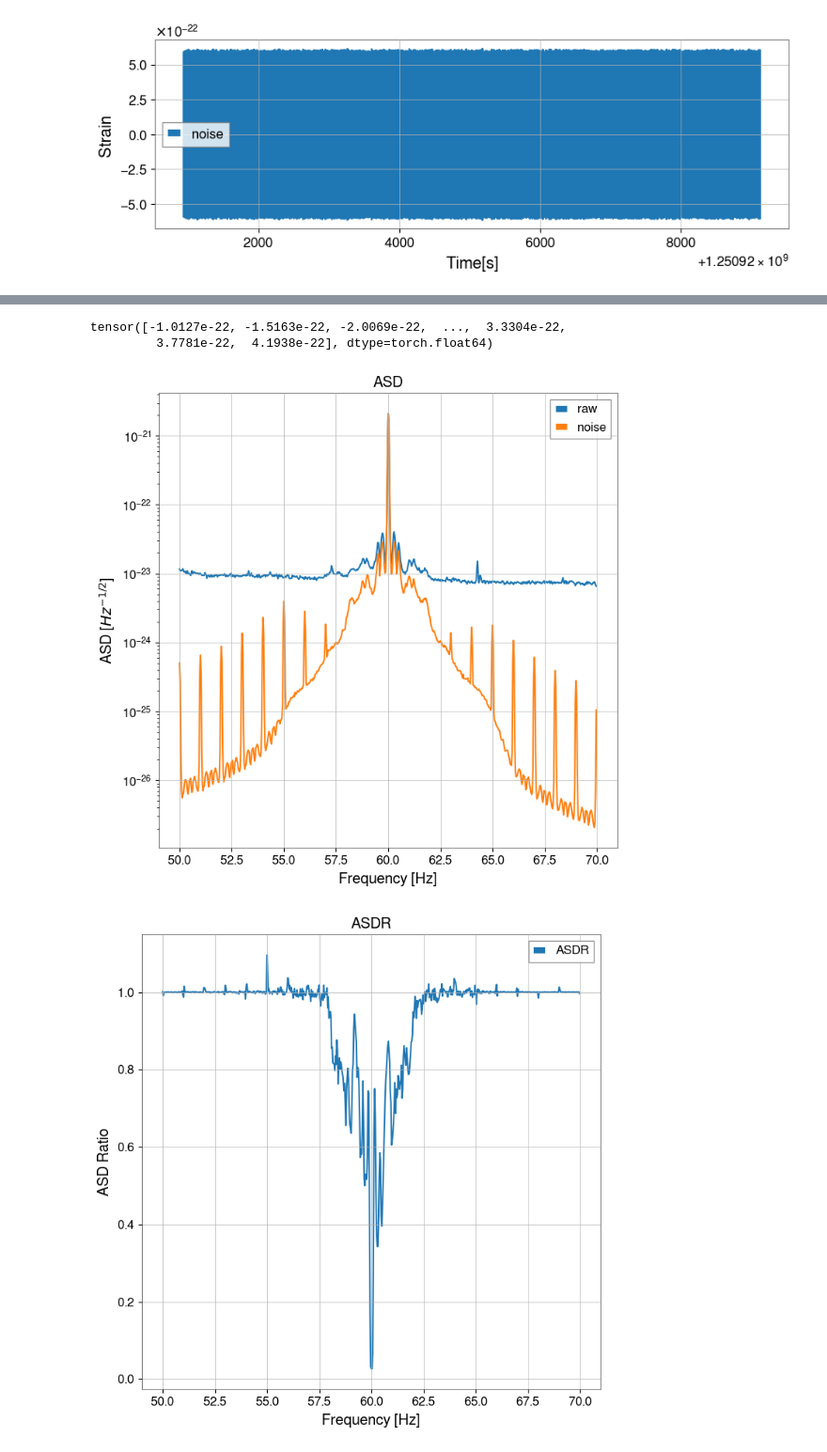
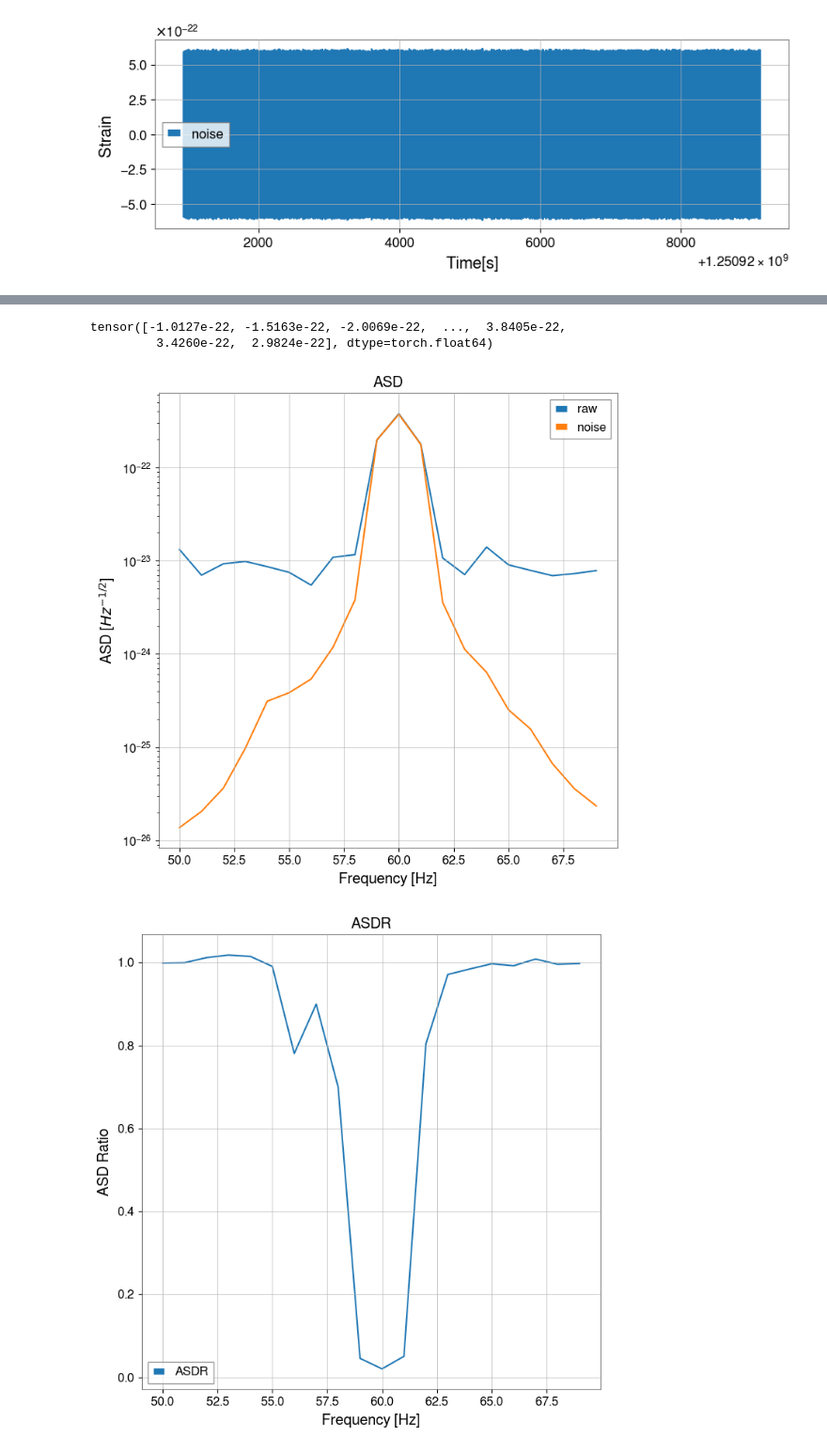
Before and after one commit to saleem-muhammed/deepcleanv2, a Jupyter notebook: projects/clean/compare.ipynb, the cells around one changed output, grey strips where cells are left out. Shown at 94% size. Drawn from its saved outputs; the diff is of its cells as text; code cells hidden in the pictures.

Commit message:
Start to fix resample issues in frame iterator

```diff
--- a/projects/clean/compare.ipynb
+++ b/projects/clean/compare.ipynb
@@ -457,0 +419,28 @@ All strain loaded.
+# %%
+train_start, train_duration = 1250916844, 4096
+test_start = train_start + train_duration
+t0 = test_start + 2
+fs = 4096
+
+times = np.arange(t0, t0+3, 1/fs)
+st = 2
+wit_id = 20
+for wit_id in range(21):
+    # online witness dataloader
+    online_wit = inference_dataset.X_inference.X[wit_id].double().to('cpu').numpy()
+    # offline witness dataloader
+    t_data_wit = test_dataloader.datasets[0].X[wit_id][st*fs:(st + 3)*fs].double().numpy()
+    plt.figure(figsize=[20,4])
+    plt.title(f'Witness [{wit_id}]')
+    plt.plot(times, online_wit, label=f'online witness[{wit_id}] dataloder')
+    plt.plot(times, t_data_wit, label=f'witness[{wit_id}] from test dataloader')
+    plt.legend()
+    plt.show()
+
+# Difference
+wit_id = 20
+plt.figure(figsize=[20,4])
+plt.title('Difference')
+plt.plot(times, t_data_wit - online_wit, label=f'witness[{wit_id}] difference (test dataloader & online dataloader)')
+plt.legend()
+plt.show()
@@ -458,6 +483,7 @@ All strain loaded.
 # %% [markdown]
 ### Metric
 # %%
+test_dataloader = offline_dataset.test_dataloader()
 batches = []
 for i, batch in enumerate(iter(test_dataloader)):
     batches.append(batch)
@@ -492,7 +518,7 @@ print(metric.predictions[0].shape)
 torch.Size([2048, 4096])
 torch.Size([2048, 4096])
 # %%
-noise, raw = metric.clean()
+noise_before_process, noise, raw = metric.clean()
 # %%
 t0 = test_start + 1
 times = np.arange(t0, t0+raw.shape[1]/sample_rate, 1/sample_rate)
@@ -526,5 +568,7 @@ print(noise.shape[1])
 # %%
-start, stop = int(0*sample_rate), int(noise.shape[1]/sample_rate*sample_rate)
+# start, stop = int(0*sample_rate), int(noise.shape[1]/sample_rate*sample_rate)
+# start, stop = int(0*128*sample_rate), int(1*128*sample_rate)
+start, stop = int(0*sample_rate), int(3*sample_rate)
 noise_ts = TimeSeries(
     noise[0][start:stop],
     t0=t0,
@@ -535,15 +579,16 @@ raw_ts = TimeSeries(
     t0=t0,
     sample_rate=sample_rate,
 )
-cleaned = raw[start:stop] - noise[start:stop]
+cleaned = raw[0][start:stop] - noise[0][start:stop]
 print(noise[0, start:stop])
 cleaned_ts = TimeSeries(
-    cleaned[0].cpu().numpy(),
+    cleaned.cpu().numpy(),
     t0=t0,
     sample_rate=sample_rate,
 )
 
-fftlength = 32
+# fftlength = 32
+fftlength = 1
 overlap = fftlength/2
 noise_asd = noise_ts.asd(
     fftlength=fftlength,
@@ -555,35 +600,35 @@ raw_asd = raw_ts.asd(
     overlap=overlap,
     method='median',
 )
 cleaned_asd = cleaned_ts.asd(
     fftlength=fftlength,
     overlap=overlap,
     method='median',
 )
 flow, fhigh = 50, 70
 df = 1/fftlength
 fidx_low, fidx_high = int(flow/df), int(fhigh/df)
 plt.figure(figsize=[8,8])
 plt.plot(raw_asd[fidx_low:fidx_high].frequencies, raw_asd[fidx_low:fidx_high], label='raw')
 plt.plot(noise_asd[fidx_low:fidx_high].frequencies, noise_asd[fidx_low:fidx_high], label='noise')
 plt.title('ASD')
 plt.xlabel('Frequency [Hz]')
 plt.ylabel(r'ASD [$Hz^{-1/2}$]')
 plt.yscale('log')
 plt.legend()
 plt.show()
 
 plt.figure(figsize=[8,8])
 plt.plot(raw_asd[fidx_low:fidx_high].frequencies, cleaned_asd[fidx_low:fidx_high]/raw_asd[fidx_low:fidx_high], label='ASDR')
 plt.title('ASDR')
 plt.xlabel('Frequency [Hz]')
 plt.ylabel('ASD Ratio')
 # plt.yscale('log')
 plt.legend()
 plt.show()
 # %% [output]
-tensor([-1.0127e-22, -1.5163e-22, -2.0069e-22,  ...,  3.3304e-22,
-         3.7781e-22,  4.1938e-22], dtype=torch.float64)
+tensor([-1.0127e-22, -1.5163e-22, -2.0069e-22,  ...,  3.8405e-22,
+         3.4260e-22,  2.9824e-22], dtype=torch.float64)
-[figure, old version]
+[figure, new version]
-[figure, old version]
+[figure, new version]
 # %%
```
Also changed, not shown: parts of 23 cells of this notebook, 5 other files.
